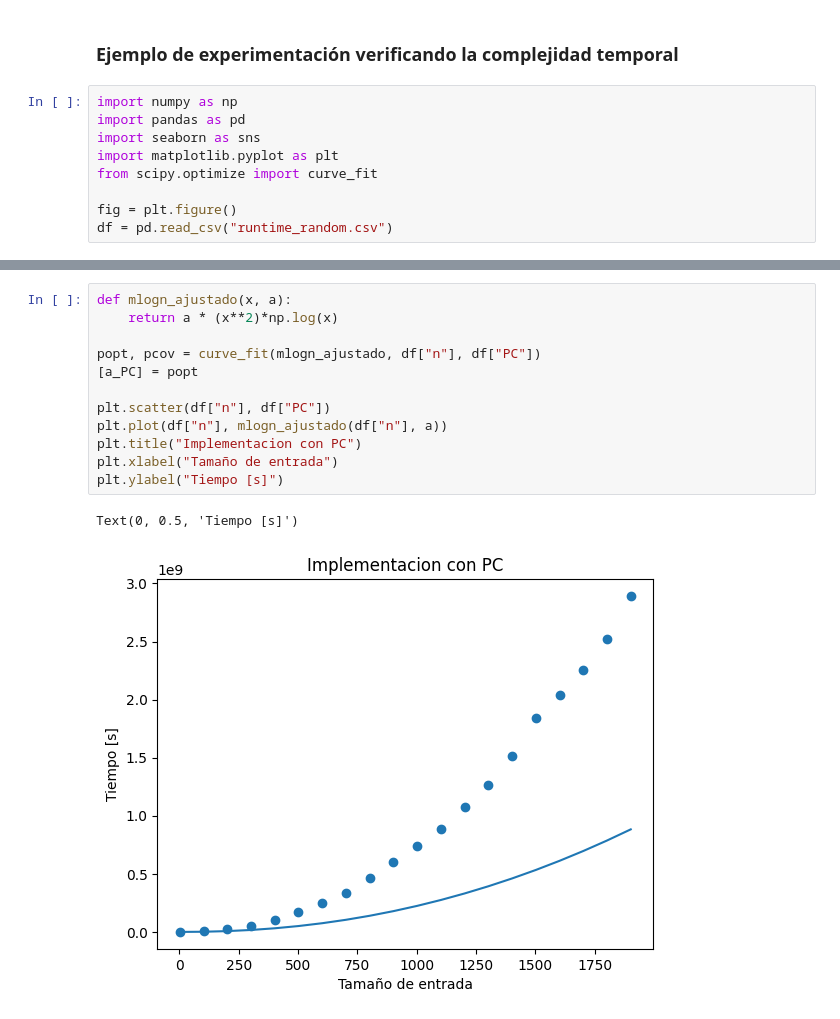
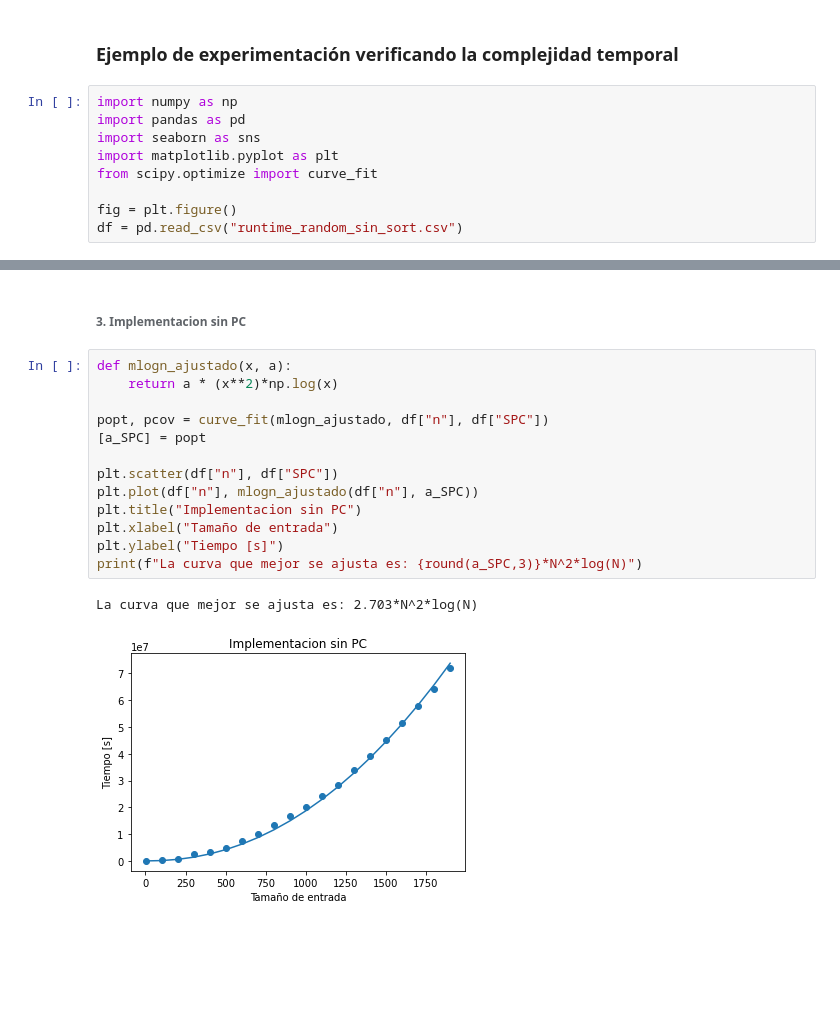
Before and after one commit to JoaquinPolonuer/algo3, a Jupyter notebook: tp2/ejercicio3_experimentacion/Experimentacion.ipynb, the cells around one changed output, grey strips where cells are left out. Cells and saved outputs as stored; diff of their text form; blank space fills up the shorter version.

```diff
--- a/tp2/ejercicio3_experimentacion/Experimentacion.ipynb
+++ b/tp2/ejercicio3_experimentacion/Experimentacion.ipynb
@@ -8,5 +8,5 @@ import matplotlib.pyplot as plt
 from scipy.optimize import curve_fit
 
 fig = plt.figure()
-df = pd.read_csv("runtime_random.csv")
+df = pd.read_csv("runtime_random_sin_sort.csv")
 # %% [output]
@@ -33,16 +70,19 @@ Text(0, 0.5, 'Tiempo [s]')
+# %% [markdown]
+###### 3. Implementacion sin PC
 # %%
 def mlogn_ajustado(x, a):
     return a * (x**2)*np.log(x)
 
-popt, pcov = curve_fit(mlogn_ajustado, df["n"], df["PC"])
-[a_PC] = popt
+popt, pcov = curve_fit(mlogn_ajustado, df["n"], df["SPC"])
+[a_SPC] = popt
 
-plt.scatter(df["n"], df["PC"])
-plt.plot(df["n"], mlogn_ajustado(df["n"], a))
-plt.title("Implementacion con PC")
+plt.scatter(df["n"], df["SPC"])
+plt.plot(df["n"], mlogn_ajustado(df["n"], a_SPC))
+plt.title("Implementacion sin PC")
 plt.xlabel("Tamaño de entrada")
 plt.ylabel("Tiempo [s]")
+print(f"La curva que mejor se ajusta es: {round(a_SPC,3)}*N^2*log(N)")
 # %% [output]
-Text(0, 0.5, 'Tiempo [s]')
+La curva que mejor se ajusta es: 2.703*N^2*log(N)
-[figure, old version]
+[figure, new version]
 # %%
```
Also changed, not shown: parts of 13 cells of this notebook, 6 other files.
